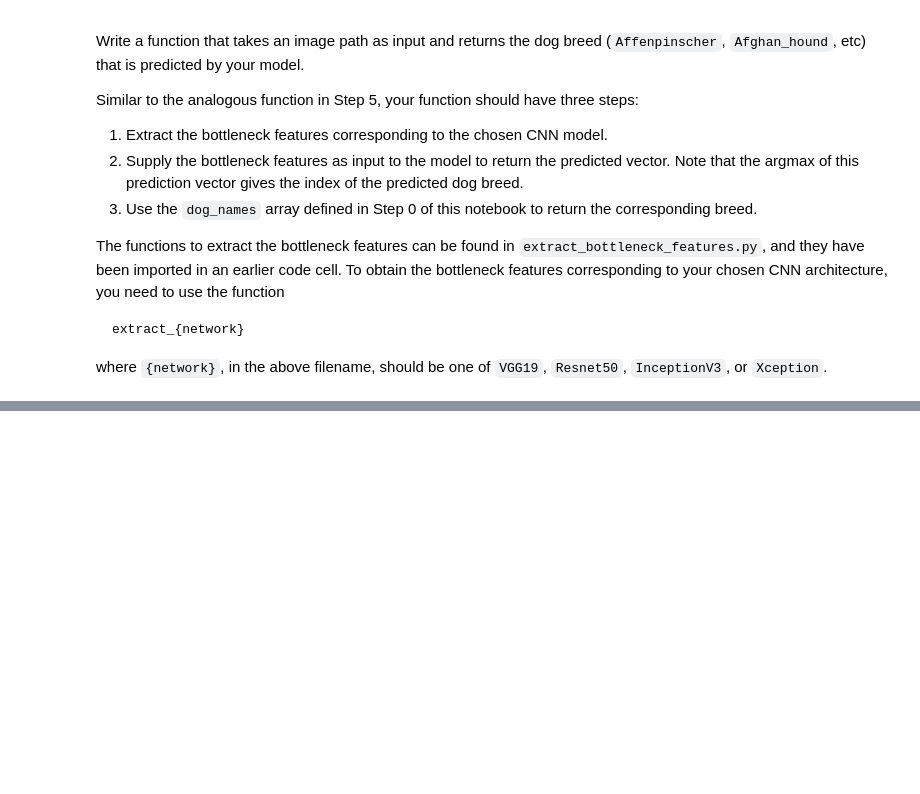
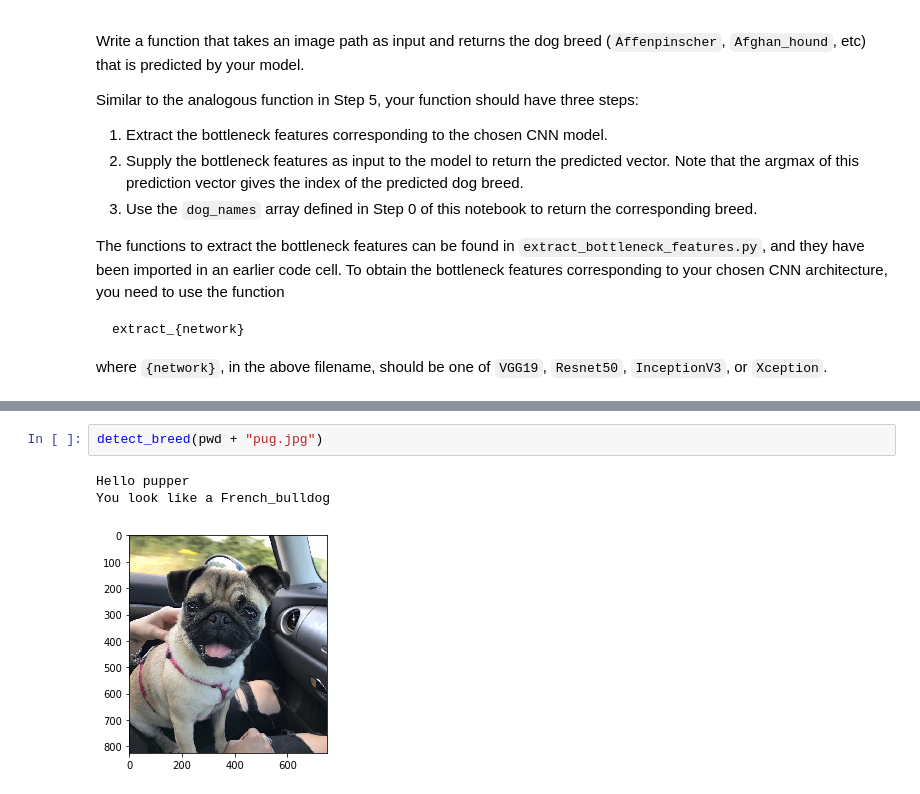
Before and after one commit to aac9095/Dog-Breed-classifier, a Jupyter notebook: dog_app.ipynb, the cells around one changed output, grey strips where cells are left out. Cells and saved outputs as stored; diff of their text form; blank space fills up the shorter version.

```diff
--- a/dog_app.ipynb
+++ b/dog_app.ipynb
@@ -753,0 +827,6 @@ __Answer:__
+# %%
+detect_breed(pwd + "pug.jpg")
+# %% [output]
+Hello pupper
+You look like a French_bulldog
+[figure, added]
```
Also changed, not shown: parts of 23 cells of this notebook, 2 other files.
